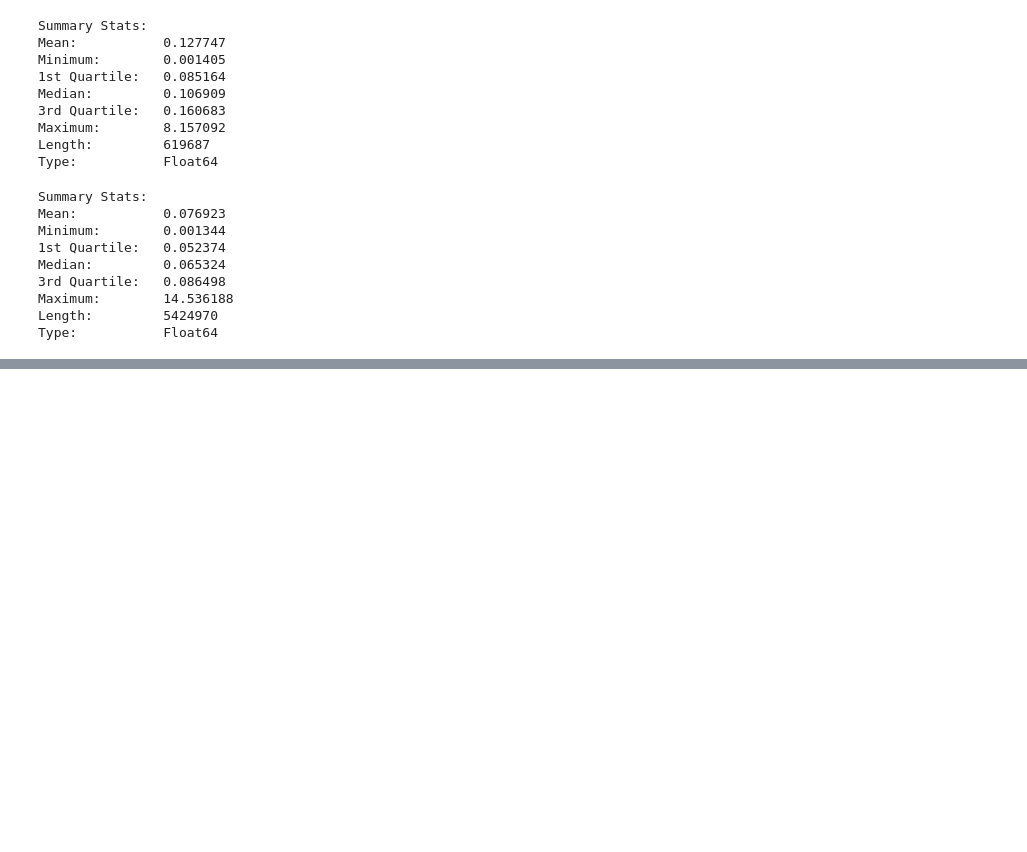
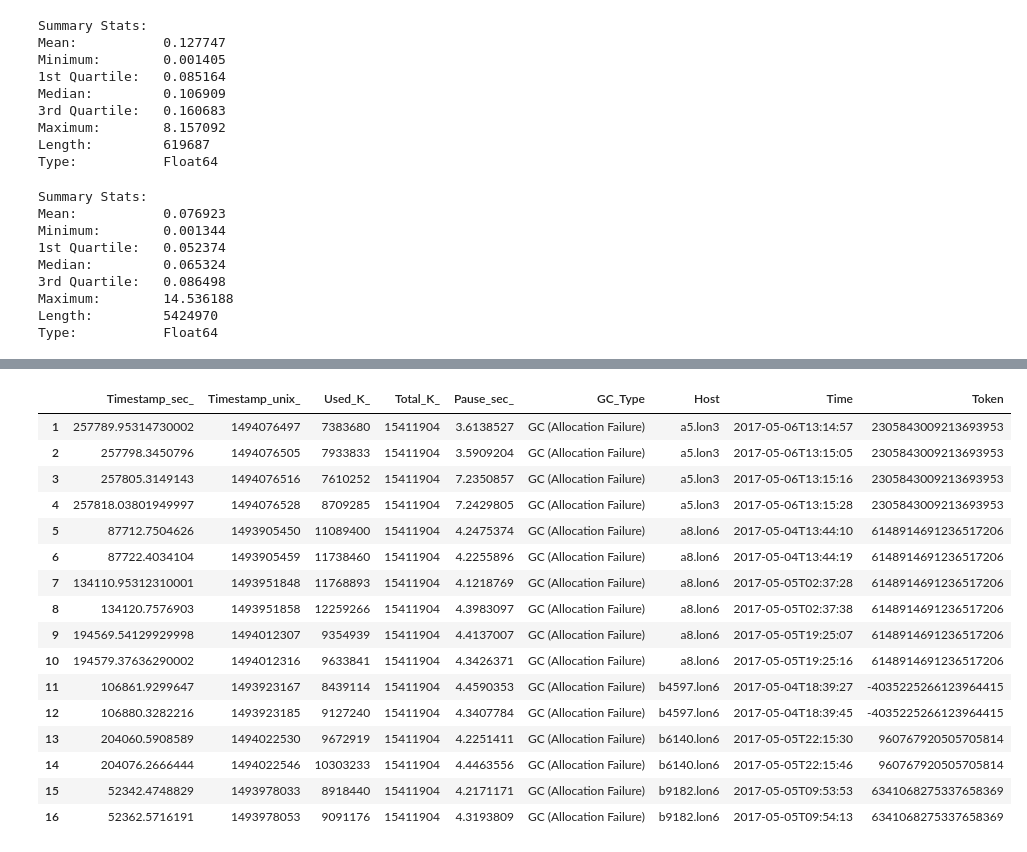
Before and after one commit to bogdad/gcprocessing, a Jupyter notebook: notebook/gccassandra.ipynb, the cells around one changed output, grey strips where cells are left out. Cells and saved outputs as stored; diff of their text form; code cells hidden in the pictures; blank space fills up the shorter version.

```diff
--- a/notebook/gccassandra.ipynb
+++ b/notebook/gccassandra.ipynb
@@ -60 +96,5 @@ WARNING: Method definition dfFromHost(Any, Any) in module Main at In[5]:2 overwr
 dfFromHost (generic function with 1 method)
+# %%
+function dfLaterThan(df, time)
+    df[df[:,:Time].>time, :]
+end
@@ -240,0 +296,20 @@ dfMoreThan(dfOld, 4)
+# %%
+dfLaterThan(dfMoreThan(dfNew, 3), "2017-05-04T02:13:14")
+# %% [output]
+|  | Timestamp_sec_ | Timestamp_unix_ | Used_K_ | Total_K_ | Pause_sec_ | GC_Type | Host | Time | Token |
+| 1 | 257789.95314730002 | 1494076497 | 7383680 | 15411904 | 3.6138527 | GC (Allocation Failure) | a5.lon3 | 2017-05-06T13:14:57 | 2305843009213693953 |
+| 2 | 257798.3450796 | 1494076505 | 7933833 | 15411904 | 3.5909204 | GC (Allocation Failure) | a5.lon3 | 2017-05-06T13:15:05 | 2305843009213693953 |
+| 3 | 257805.3149143 | 1494076516 | 7610252 | 15411904 | 7.2350857 | GC (Allocation Failure) | a5.lon3 | 2017-05-06T13:15:16 | 2305843009213693953 |
+| 4 | 257818.03801949997 | 1494076528 | 8709285 | 15411904 | 7.2429805 | GC (Allocation Failure) | a5.lon3 | 2017-05-06T13:15:28 | 2305843009213693953 |
+| 5 | 87712.7504626 | 1493905450 | 11089400 | 15411904 | 4.2475374 | GC (Allocation Failure) | a8.lon6 | 2017-05-04T13:44:10 | 6148914691236517206 |
+| 6 | 87722.4034104 | 1493905459 | 11738460 | 15411904 | 4.2255896 | GC (Allocation Failure) | a8.lon6 | 2017-05-04T13:44:19 | 6148914691236517206 |
+| 7 | 134110.95312310001 | 1493951848 | 11768893 | 15411904 | 4.1218769 | GC (Allocation Failure) | a8.lon6 | 2017-05-05T02:37:28 | 6148914691236517206 |
+| 8 | 134120.7576903 | 1493951858 | 12259266 | 15411904 | 4.3983097 | GC (Allocation Failure) | a8.lon6 | 2017-05-05T02:37:38 | 6148914691236517206 |
+| 9 | 194569.54129929998 | 1494012307 | 9354939 | 15411904 | 4.4137007 | GC (Allocation Failure) | a8.lon6 | 2017-05-05T19:25:07 | 6148914691236517206 |
+| 10 | 194579.37636290002 | 1494012316 | 9633841 | 15411904 | 4.3426371 | GC (Allocation Failure) | a8.lon6 | 2017-05-05T19:25:16 | 6148914691236517206 |
+| 11 | 106861.9299647 | 1493923167 | 8439114 | 15411904 | 4.4590353 | GC (Allocation Failure) | b4597.lon6 | 2017-05-04T18:39:27 | -4035225266123964415 |
+| 12 | 106880.3282216 | 1493923185 | 9127240 | 15411904 | 4.3407784 | GC (Allocation Failure) | b4597.lon6 | 2017-05-04T18:39:45 | -4035225266123964415 |
+| 13 | 204060.5908589 | 1494022530 | 9672919 | 15411904 | 4.2251411 | GC (Allocation Failure) | b6140.lon6 | 2017-05-05T22:15:30 | 960767920505705814 |
+| 14 | 204076.2666444 | 1494022546 | 10303233 | 15411904 | 4.4463556 | GC (Allocation Failure) | b6140.lon6 | 2017-05-05T22:15:46 | 960767920505705814 |
+| 15 | 52342.4748829 | 1493978033 | 8918440 | 15411904 | 4.2171171 | GC (Allocation Failure) | b9182.lon6 | 2017-05-05T09:53:53 | 6341068275337658369 |
+| 16 | 52362.5716191 | 1493978053 | 9091176 | 15411904 | 4.3193809 | GC (Allocation Failure) | b9182.lon6 | 2017-05-05T09:54:13 | 6341068275337658369 |
```
Also changed, not shown: parts of 16 cells of this notebook.
